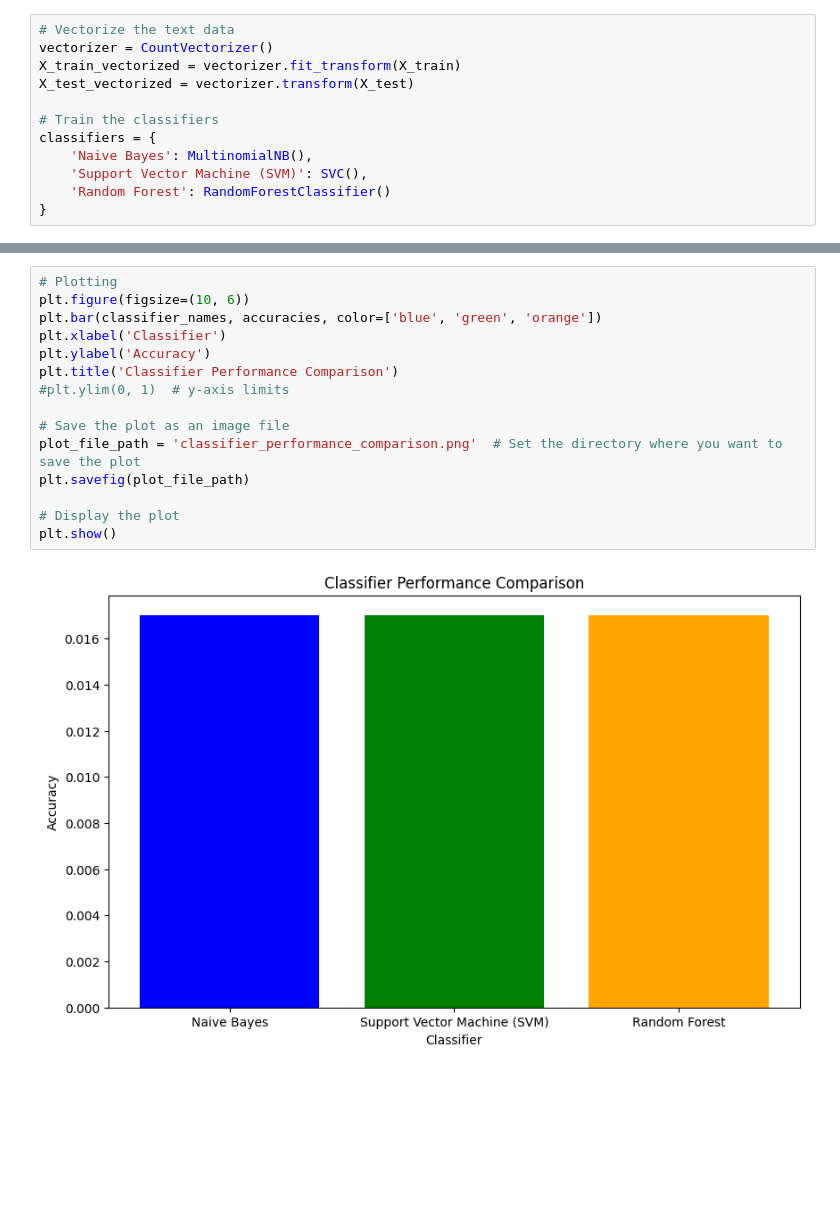
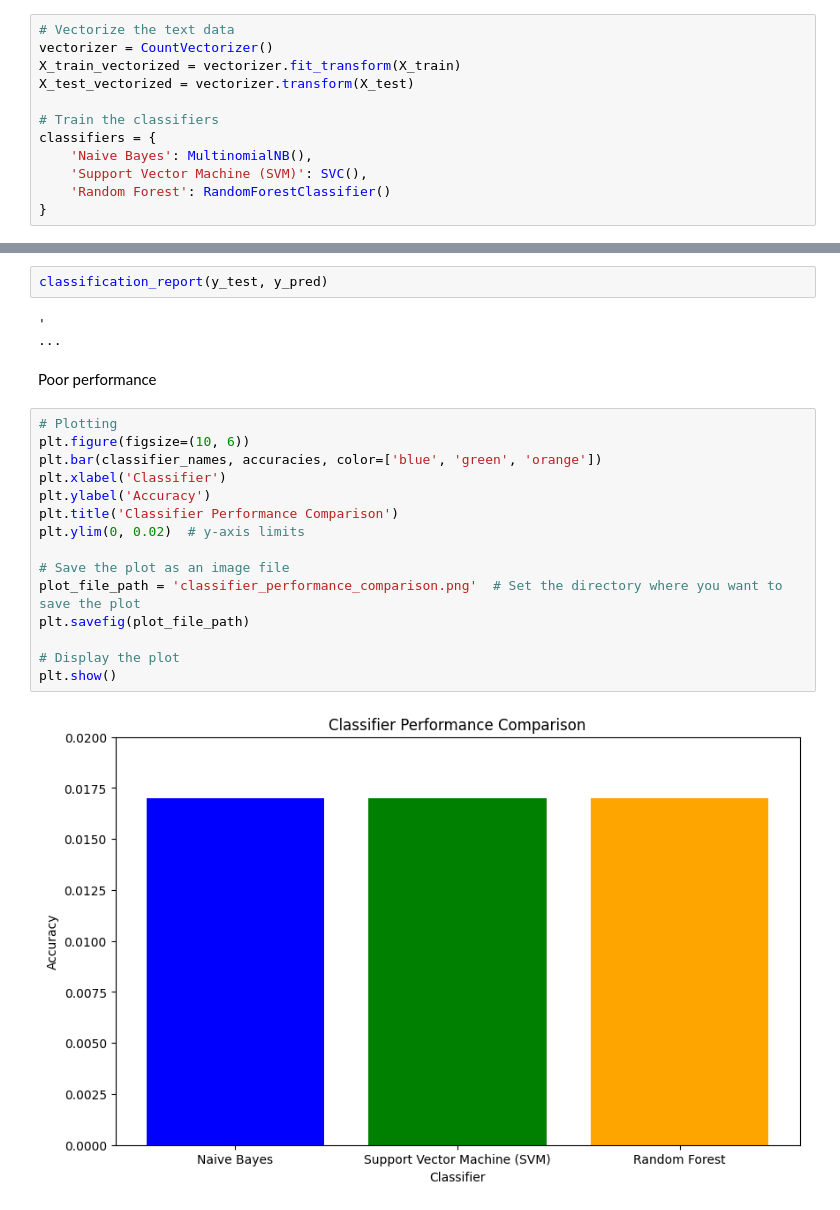
Before and after one commit to arunp77/Job-Market-project, a Jupyter notebook: scripts/Machine-learning/test.ipynb, the cells around one changed output, grey strips where cells are left out. Saved outputs shown, nothing was run; the diff lists cells and outputs as text; blank space fills up the shorter version.

Commit message:
Classification ML comparison added

```diff
--- a/scripts/Machine-learning/test.ipynb
+++ b/scripts/Machine-learning/test.ipynb
@@ -97,17 +76,23 @@ Application Engineer (m/w/d) Vertragslaufzeit: unbefristet Arbeitszeit: Vollzeit
+# %%
+classification_report(y_test, y_pred)
+# %% [output]
+'                                                                                                                                                                                                        ...
+# %% [markdown]
+Poor performance
 # %%
 # Plotting
 plt.figure(figsize=(10, 6))
 plt.bar(classifier_names, accuracies, color=['blue', 'green', 'orange'])
 plt.xlabel('Classifier')
 plt.ylabel('Accuracy')
 plt.title('Classifier Performance Comparison')
-#plt.ylim(0, 1)  # y-axis limits
+plt.ylim(0, 0.02)  # y-axis limits
 
 # Save the plot as an image file
 plot_file_path = 'classifier_performance_comparison.png'  # Set the directory where you want to save the plot
 plt.savefig(plot_file_path)
 
 # Display the plot
 plt.show()
 # %% [output]
-[figure, old version]
+[figure, new version]
```
Also changed, not shown: parts of 4 cells of this notebook, 1 other file.
